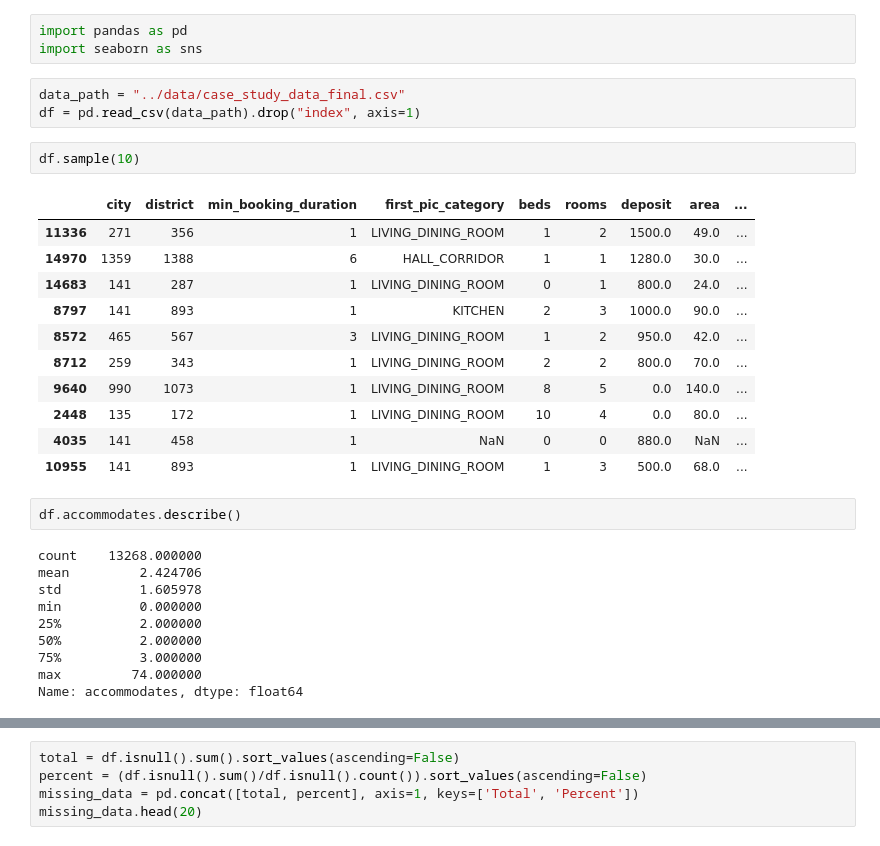
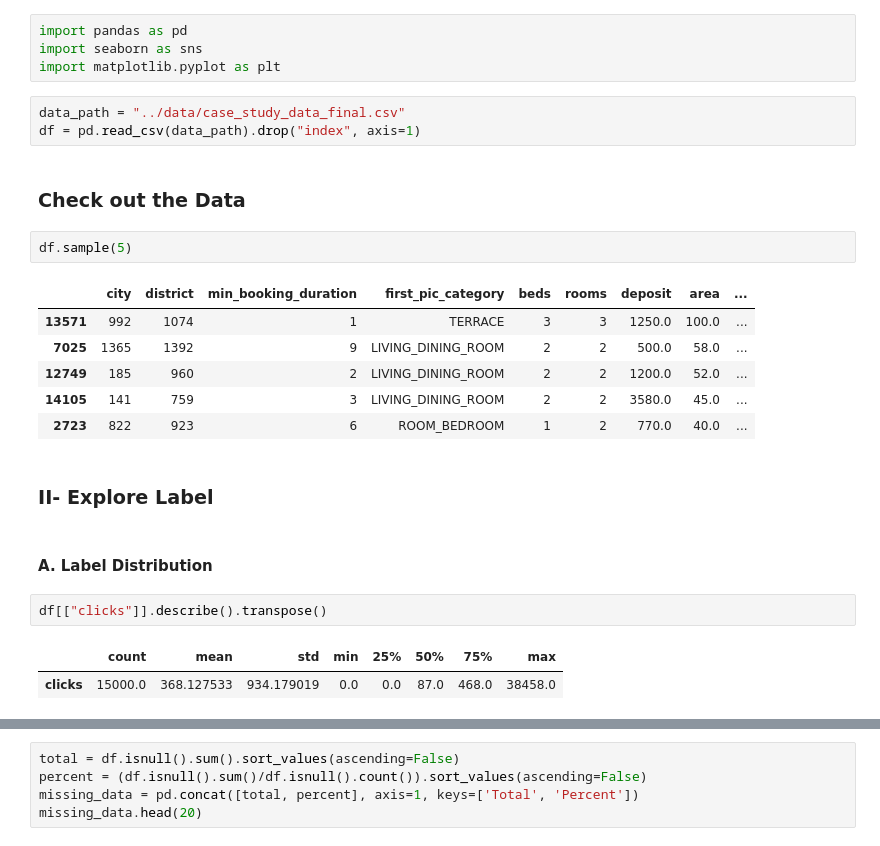
Before and after one commit to HichamKyouma/click-number-predictor, a Jupyter notebook: notebooks/eda.ipynb, the cells around one changed output, grey strips where cells are left out. Saved outputs shown, nothing was run; the diff lists cells and outputs as text.

```diff
--- a/notebooks/eda.ipynb
+++ b/notebooks/eda.ipynb
@@ -1,32 +1,27 @@
 # %%
 import pandas as pd
 import seaborn as sns
+import matplotlib.pyplot as plt
 # %%
 data_path = "../data/case_study_data_final.csv"
 df = pd.read_csv(data_path).drop("index", axis=1)
+# %% [markdown]
+### Check out the Data
 # %%
-df.sample(10)
+df.sample(5)
 # %% [output]
 |  | city | district | min_booking_duration | first_pic_category | beds | rooms | deposit | area | ... |
-| 11336 | 271 | 356 | 1 | LIVING_DINING_ROOM | 1 | 2 | 1500.0 | 49.0 | ... |
-| 14970 | 1359 | 1388 | 6 | HALL_CORRIDOR | 1 | 1 | 1280.0 | 30.0 | ... |
-| 14683 | 141 | 287 | 1 | LIVING_DINING_ROOM | 0 | 1 | 800.0 | 24.0 | ... |
-| 8797 | 141 | 893 | 1 | KITCHEN | 2 | 3 | 1000.0 | 90.0 | ... |
-| 8572 | 465 | 567 | 3 | LIVING_DINING_ROOM | 1 | 2 | 950.0 | 42.0 | ... |
-| 8712 | 259 | 343 | 1 | LIVING_DINING_ROOM | 2 | 2 | 800.0 | 70.0 | ... |
-| 9640 | 990 | 1073 | 1 | LIVING_DINING_ROOM | 8 | 5 | 0.0 | 140.0 | ... |
-| 2448 | 135 | 172 | 1 | LIVING_DINING_ROOM | 10 | 4 | 0.0 | 80.0 | ... |
-| 4035 | 141 | 458 | 1 | NaN | 0 | 0 | 880.0 | NaN | ... |
-| 10955 | 141 | 893 | 1 | LIVING_DINING_ROOM | 1 | 3 | 500.0 | 68.0 | ... |
+| 13571 | 992 | 1074 | 1 | TERRACE | 3 | 3 | 1250.0 | 100.0 | ... |
+| 7025 | 1365 | 1392 | 9 | LIVING_DINING_ROOM | 2 | 2 | 500.0 | 58.0 | ... |
+| 12749 | 185 | 960 | 2 | LIVING_DINING_ROOM | 2 | 2 | 1200.0 | 52.0 | ... |
+| 14105 | 141 | 759 | 3 | LIVING_DINING_ROOM | 2 | 2 | 3580.0 | 45.0 | ... |
+| 2723 | 822 | 923 | 6 | ROOM_BEDROOM | 1 | 2 | 770.0 | 40.0 | ... |
+# %% [markdown]
+### II- Explore Label
+# %% [markdown]
+#### A. Label Distribution
 # %%
-df.accommodates.describe()
+df[["clicks"]].describe().transpose()
 # %% [output]
-count    13268.000000
-mean         2.424706
-std          1.605978
-min          0.000000
-25%          2.000000
-50%          2.000000
-75%          3.000000
-max         74.000000
-Name: accommodates, dtype: float64
+|  | count | mean | std | min | 25% | 50% | 75% | max |
+| clicks | 15000.0 | 368.127533 | 934.179019 | 0.0 | 0.0 | 87.0 | 468.0 | 38458.0 |
```
Also changed, not shown: parts of 23 cells of this notebook.
